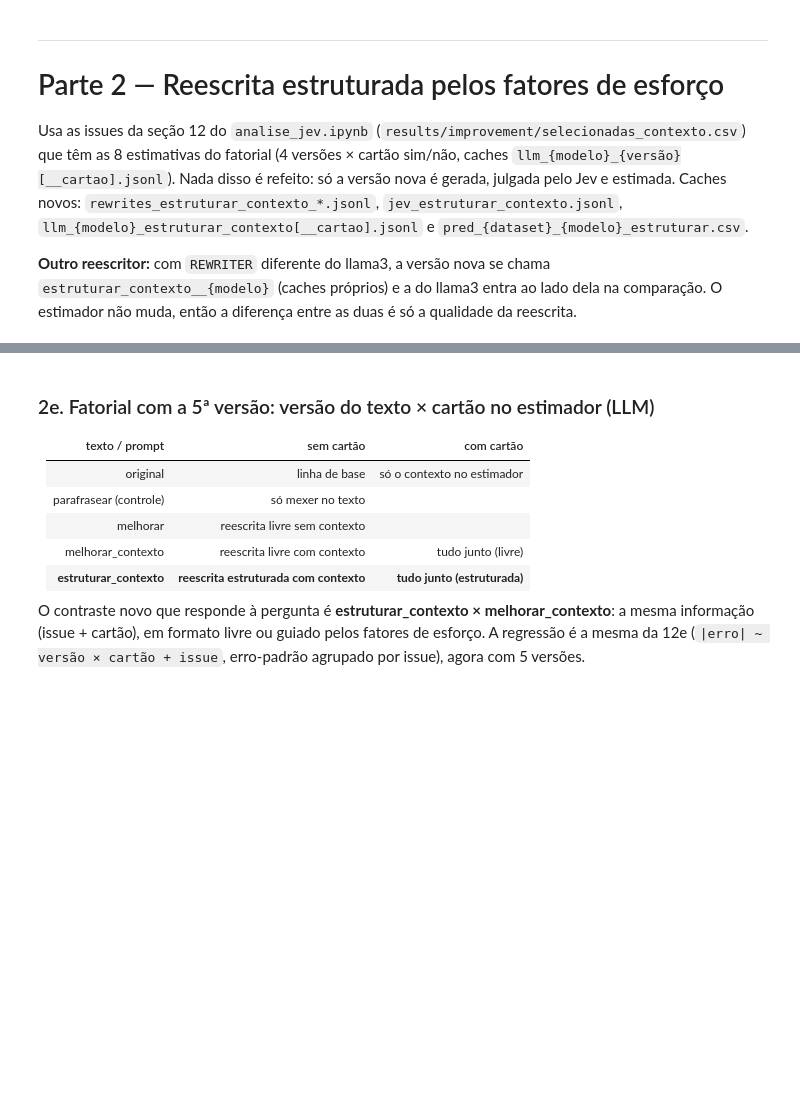
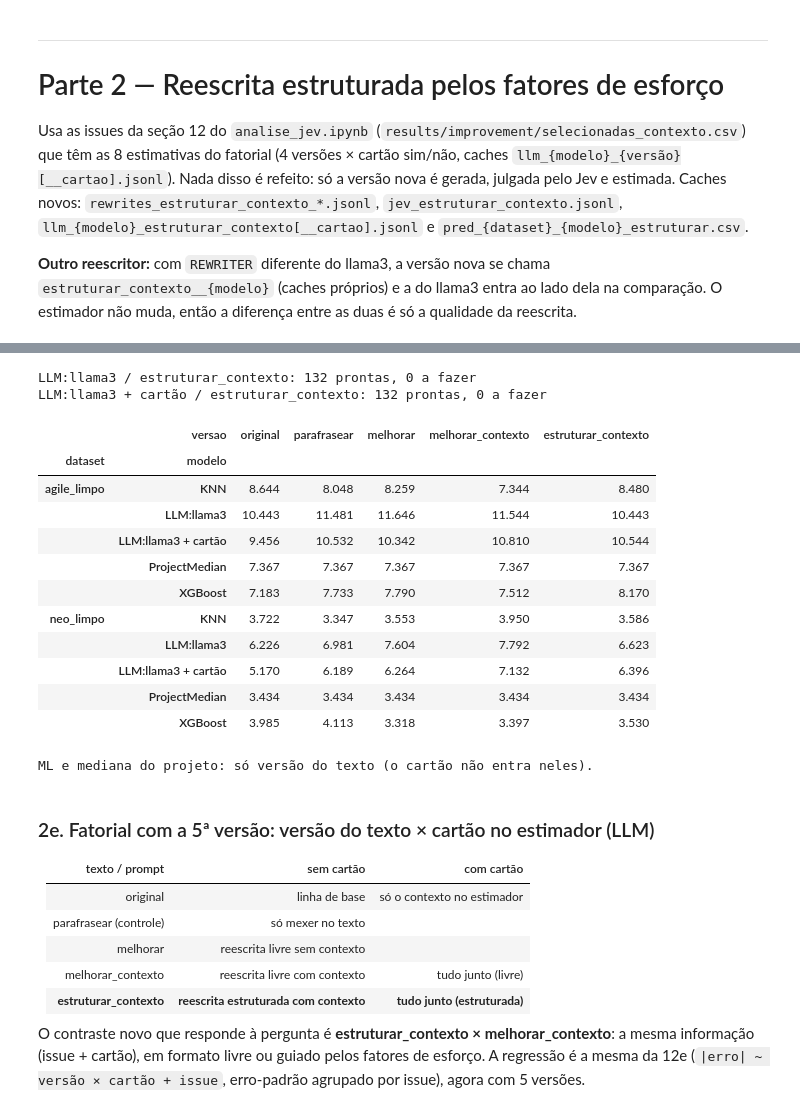
Before and after one commit to anaclaragalvao/Story-Points-Estimation, a Jupyter notebook: repro/analise_extensoes.ipynb, the cells around one changed output, grey strips where cells are left out. Cells and saved outputs as stored; diff of their text form; code cells hidden in the pictures; blank space fills up the shorter version.

```diff
--- a/repro/analise_extensoes.ipynb
+++ b/repro/analise_extensoes.ipynb
@@ -754,37 +951,50 @@ if PARTE2:
             path, done = le_cache_llm(n, com_cartao)
             if n == NOVA:                                 # só a versão nova chama o LLM
                 todo = S[~S.issue_id.isin(done)]
                 print(f"{tag} / {n}: {len(done)} prontas, {len(todo)} a fazer")
                 with open(path, "a", encoding="utf-8") as f:
                     for r in todo.itertuples():
                         prompt = zero_shot("ZS1", r.title, truncate(r.description, 2000))
                         if com_cartao:
                             prompt = CARD_PREFIX.format(card=cartao(r.dataset, r.project)) + prompt
                         try:
                             text, _, _ = call_with_retry(est_client, prompt)
                             rec = {"issue_id": r.issue_id, "y_pred": parse_estimate(text), "raw": text[:200]}
                         except Exception as e:
                             rec = {"issue_id": r.issue_id, "y_pred": None, "error": str(e)[:200]}
                         f.write(json.dumps(rec) + "\n"); f.flush(); done[r.issue_id] = rec
             EST.append(pd.DataFrame({"issue_id": ids_e, "versao": n, "modelo": tag, "dataset": meta_ds.loc[ids_e].values,
                                      "y_pred": [done[i].get("y_pred") if i in done else None for i in ids_e]}))
 
     EST = pd.concat(EST, ignore_index=True)
     EST = EST[EST.issue_id.isin(ids_e)]
     EST["y_pred"] = pd.to_numeric(EST.y_pred, errors="coerce")
-    fora = EST.y_pred.notna() & na_faixa(EST.y_pred, EST.dataset).isna()
-    EST["y_pred"] = na_faixa(EST.y_pred, EST.dataset)
     inval = EST.y_pred.isna()
     if inval.any():
-        print(f"{int(inval.sum())} estimativas inválidas ({int(fora.sum())} fora da faixa, o resto sem número) "
-              "→ mediana do treino, como no 90_evaluate")
+        print(f"{int(inval.sum())} estimativas sem número (LLM) → mediana do treino, como no 90_evaluate")
         EST.loc[inval, "y_pred"] = EST.loc[inval, "dataset"].map(TRAIN_MED)
     EE = EST.merge(O[["issue_id", "sp"]], on="issue_id")
     EE["abs_err"] = (EE.sp - EE.y_pred).abs()
     MAE2 = (EE.pivot_table(index=["dataset", "modelo"], columns="versao", values="abs_err", aggfunc="mean")
               .reindex(columns=VERSOES_ANT + [NOVA]))
     display(MAE2.round(3), nome="P2 MAE por versão e modelo")
     print("ML e mediana do projeto: só versão do texto (o cartão não entra neles).")
+# %% [output]
+LLM:llama3 / estruturar_contexto: 132 prontas, 0 a fazer
+LLM:llama3 + cartão / estruturar_contexto: 132 prontas, 0 a fazer
+|  | versao | original | parafrasear | melhorar | melhorar_contexto | estruturar_contexto |
+| dataset | modelo |  |  |  |  |  |
+| agile_limpo | KNN | 8.644 | 8.048 | 8.259 | 7.344 | 8.480 |
+|  | LLM:llama3 | 10.443 | 11.481 | 11.646 | 11.544 | 10.443 |
+|  | LLM:llama3 + cartão | 9.456 | 10.532 | 10.342 | 10.810 | 10.544 |
+|  | ProjectMedian | 7.367 | 7.367 | 7.367 | 7.367 | 7.367 |
+|  | XGBoost | 7.183 | 7.733 | 7.790 | 7.512 | 8.170 |
+| neo_limpo | KNN | 3.722 | 3.347 | 3.553 | 3.950 | 3.586 |
+|  | LLM:llama3 | 6.226 | 6.981 | 7.604 | 7.792 | 6.623 |
+|  | LLM:llama3 + cartão | 5.170 | 6.189 | 6.264 | 7.132 | 6.396 |
+|  | ProjectMedian | 3.434 | 3.434 | 3.434 | 3.434 | 3.434 |
+|  | XGBoost | 3.985 | 4.113 | 3.318 | 3.397 | 3.530 |
+ML e mediana do projeto: só versão do texto (o cartão não entra neles).
 # %% [markdown]
 ### 2e. Fatorial com a 5ª versão: versão do texto × cartão no estimador (LLM)
 
```
Also changed, not shown: parts of 16 cells of this notebook, 7 other files.
